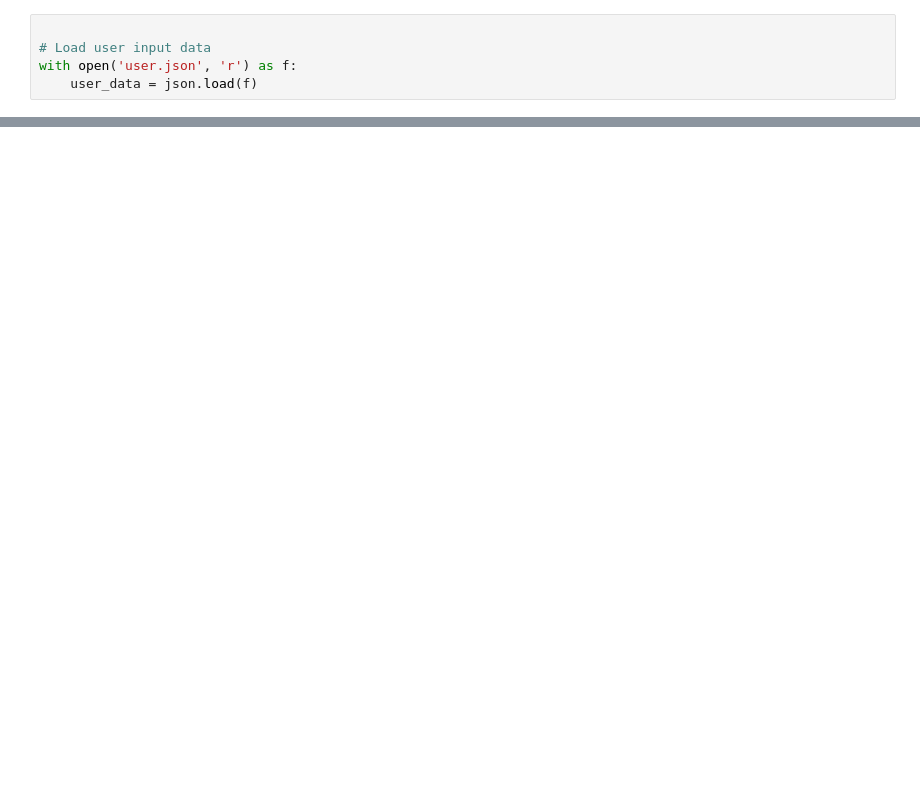
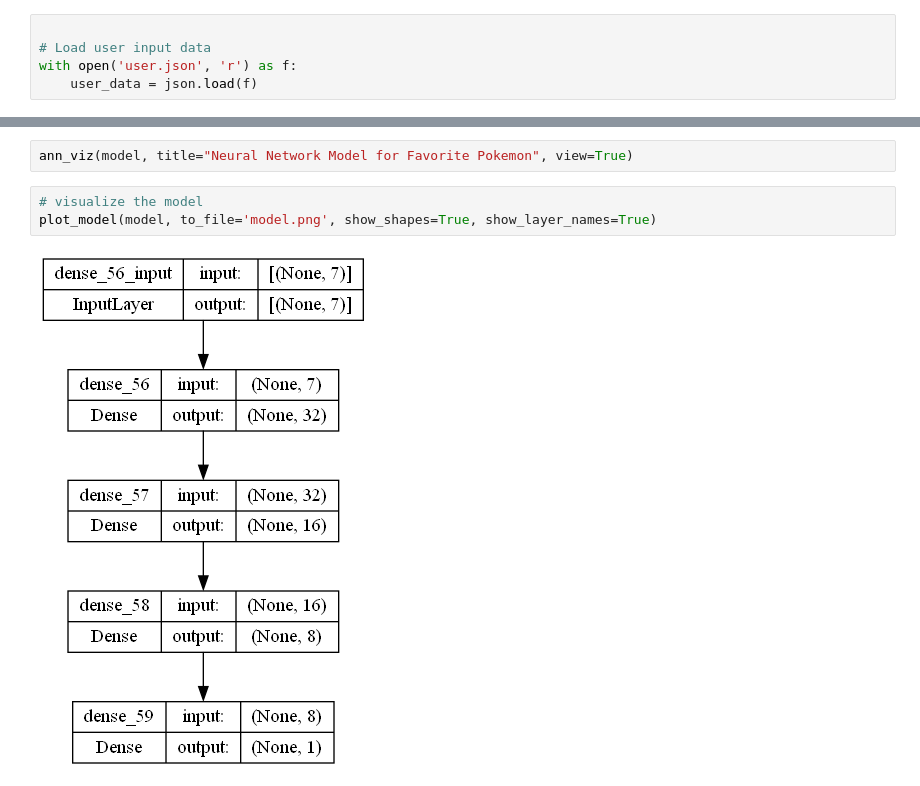
Before and after one commit to TheoTime01/Project_DataMining, a Jupyter notebook: train_neural_networks.ipynb, the cells around one changed output, grey strips where cells are left out. Drawn from its saved outputs; the diff is of its cells as text; blank space fills up the shorter version.

```diff
--- a/train_neural_networks.ipynb
+++ b/train_neural_networks.ipynb
@@ -92,3 +97,10 @@ Test loss: 0.691417396068573
+# %%
+ann_viz(model, title="Neural Network Model for Favorite Pokemon", view=True)
+# %%
+# visualize the model
+plot_model(model, to_file='model.png', show_shapes=True, show_layer_names=True)
+# %% [output]
+[figure, added]
 # %%
 # Plot accuracy and loss over time
 plt.plot(history.history['accuracy'], label='Training Accuracy')
```
Also changed, not shown: parts of 6 cells of this notebook, 8 other files.
